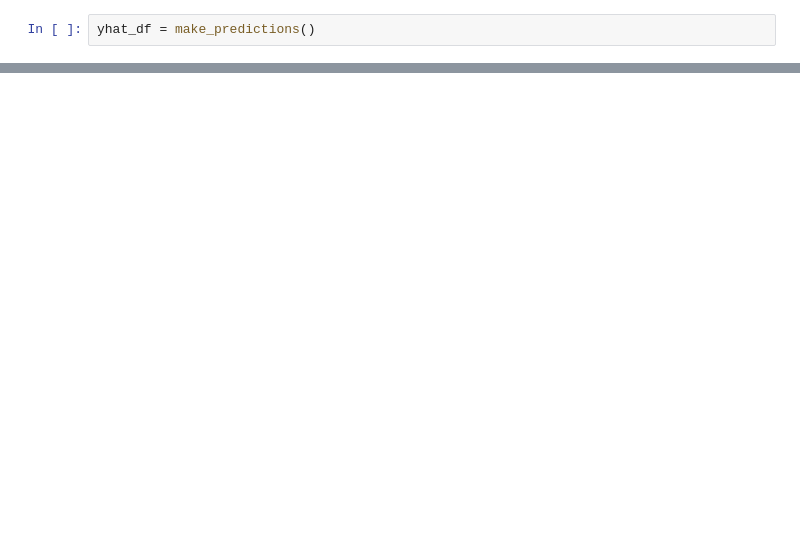
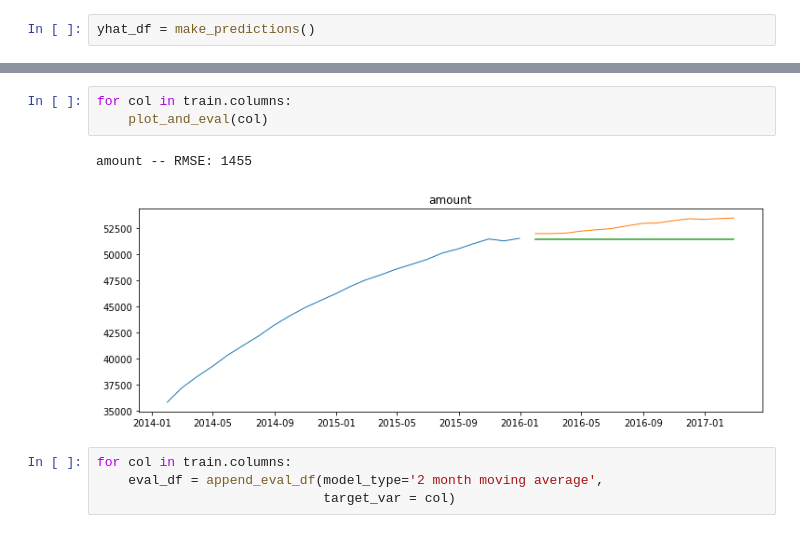
Before and after one commit to Olivert75/time-series-exercises, a Jupyter notebook: model.ipynb, the cells around one changed output, grey strips where cells are left out. Cells and saved outputs as stored; diff of their text form; blank space fills up the shorter version.

```diff
--- a/model.ipynb
+++ b/model.ipynb
@@ -268,0 +204,10 @@ This is a good option for an initial baseline. Every future datapoint (those in
+# %%
+for col in train.columns:
+    plot_and_eval(col)
+# %% [output]
+amount -- RMSE: 1455
+[figure, added]
+# %%
+for col in train.columns:
+    eval_df = append_eval_df(model_type='2 month moving average',
+                             target_var = col)
```
Also changed, not shown: parts of 58 cells of this notebook.
